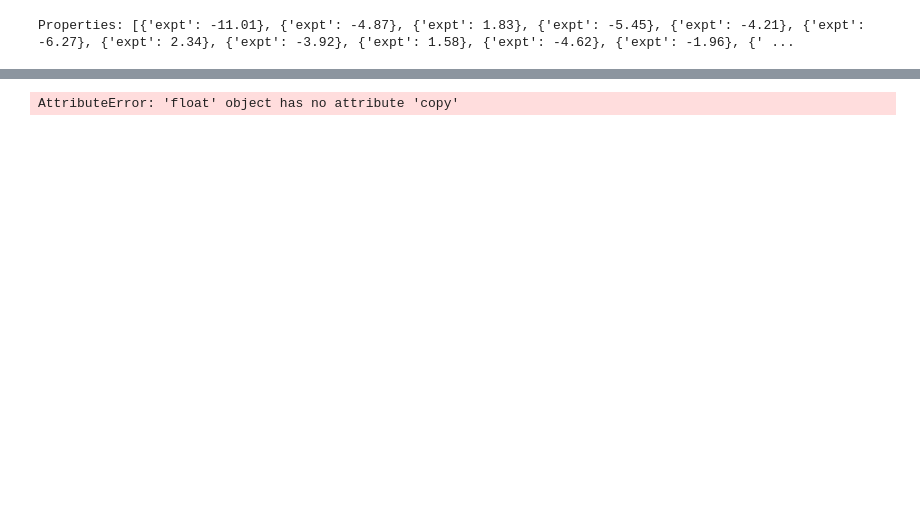
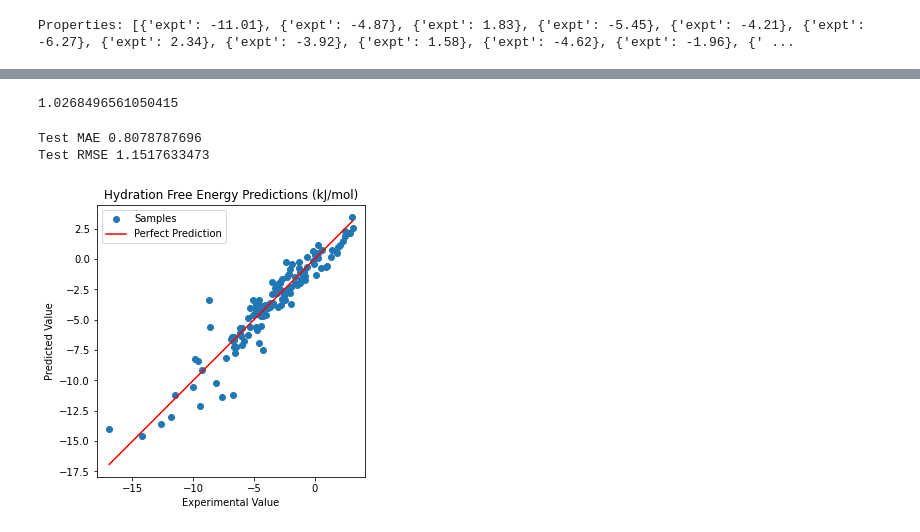
Before and after one commit to diogoviveiros/ai-group-4d-or-2d, a Jupyter notebook: freesolv_notebook.ipynb, the cells around one changed output, grey strips where cells are left out. Drawn from its saved outputs; the diff is of its cells as text; code cells hidden in the pictures; blank space fills up the shorter version.

```diff
--- a/freesolv_notebook.ipynb
+++ b/freesolv_notebook.ipynb
@@ -67,7 +70,7 @@ Properties of molecule with id 0:
 # %%
 train, val, test = spk.train_test_split(
         data=new_dataset,
-        num_train=500,
+        num_train=400,
         num_val=100,
         split_file=None#os.path.join(freesolvmod, "freesolv_split.npz"),
     )
@@ -120,44 +153,70 @@ AttributeError: 'float' object has no attribute 'copy'
+# %%
+val_mae[-1]
+# %% [output]
+1.0268496561050415
 # %%
-best_model = torch.load(os.path.join(freesolvmod, 'best_model'))
+results_path = "./FreeSolvModel"
+
+best_model = torch.load(os.path.join(results_path, 'best_model'))
 
 #train, val, test = spk.train_test_split(
 #        data=new_dataset,
 #        split_file=os.path.join(freesolvmod, "split.npz"),
 #    )
 
-test_loader = spk.AtomsLoader(test, batch_size=100)
+test_loader = spk.AtomsLoader(test, batch_size=32)
 
-energy_error = 0.0
-forces_error = 0.0
+err = 0
+rmse = 0
 
+actual_vals = []
+batch_preds = []
 for count, batch in enumerate(test_loader):
     # move batch to GPU, if necessary
     batch = {k: v.to(device) for k, v in batch.items()}
 
     # apply model
     pred = best_model(batch)
+#     print(pred['expt'].detach().cpu().numpy().shape)
+    actual_vals += list(np.squeeze(batch['expt'].detach().cpu().numpy()))
+    batch_preds += list(np.squeeze(pred['expt'].detach().cpu().numpy()))
 
-    # calculate absolute error of energies
-    tmp_energy = torch.sum(torch.abs(pred['expt'] - batch['expt']))
-    tmp_energy = tmp_energy.detach().cpu().numpy() # detach from graph & convert to numpy
-    energy_error += tmp_energy
+    # calculate absolute error
+    tmp = torch.sum(torch.abs(pred['expt']-batch['expt']))
+    tmp = tmp.detach().cpu().numpy() # detach from graph & convert to numpy
+    err += tmp
 
-    # calculate absolute error of forces, where we compute the mean over the n_atoms x 3 dimensions
-    tmp_forces = torch.sum(
-        torch.mean(torch.abs(pred[MD17.forces] - batch[MD17.forces]), dim=(1,2))
-    )
-    tmp_forces = tmp_forces.detach().cpu().numpy() # detach from graph & convert to numpy
-    forces_error += tmp_forces
+    # calculate RMSE:
+    tmp2 = torch.sum(torch.square(pred['expt']-batch['expt']))
+    tmp2 = tmp2.detach().cpu().numpy() # detach from graph & convert to numpy
+    rmse += tmp2
 
     # log progress
     percent = '{:3.2f}'.format(count/len(test_loader)*100)
     print('Progress:', percent+'%'+' '*(5-len(percent)), end="\r")
 
-energy_error /= len(test)
-forces_error /= len(test)
-
-print('\nTest MAE:')
-print('    energy: {:10.3f} kcal/mol'.format(energy_error))
-print('    forces: {:10.3f} kcal/mol/\u212B'.format(forces_error))
+err /= len(test)
+rmse /= len(test)
+rmse = np.sqrt(rmse)
+print('Test MAE', np.round(err, 10))
+print('Test RMSE', np.round(rmse, 10))
 # %% [output]
-AttributeError: 'float' object has no attribute 'copy'
+Test MAE 0.8078787696
+Test RMSE 1.1517633473
+# %%
+actual_vals = np.array(actual_vals)
+batch_preds = np.array(batch_preds)
+# %%
+x_vec = np.linspace(actual_vals.min(), actual_vals.max(), 100)
+
+fig, ax = plt.subplots(figsize=(5, 5))
+ax.plot(actual_vals, batch_preds, 'o', label='Samples')
+ax.plot(x_vec, x_vec, 'red', label='Perfect Prediction')
+ax.set_xlabel("Experimental Value")
+ax.set_ylabel("Predicted Value")
+ax.set_aspect('equal')
+ax.legend()
+plt.title('Hydration Free Energy Predictions (kJ/mol)')
+plt.show()
+# %% [output]
+[figure, added]
```
Also changed, not shown: parts of 5 cells of this notebook, 15 other files.
